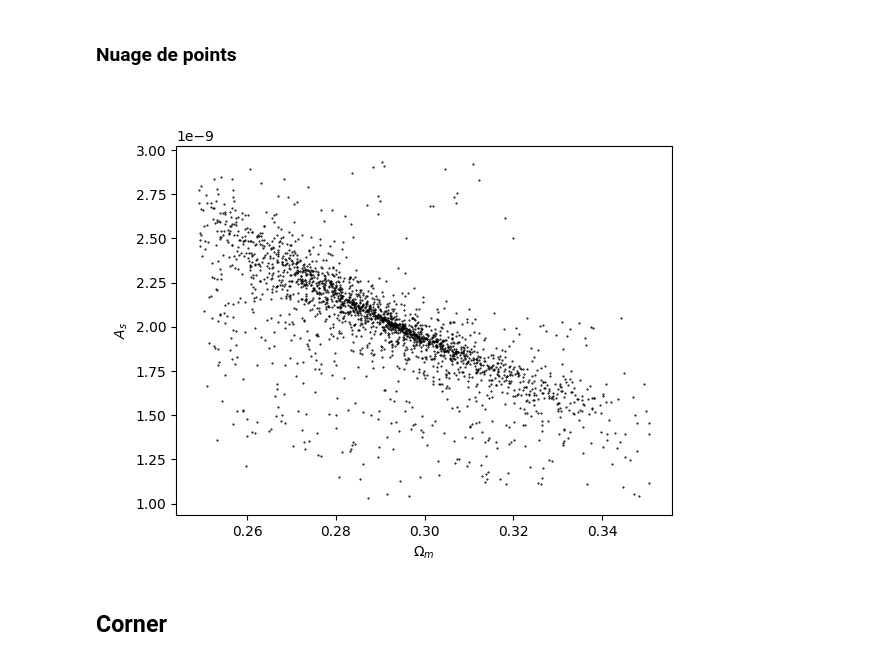
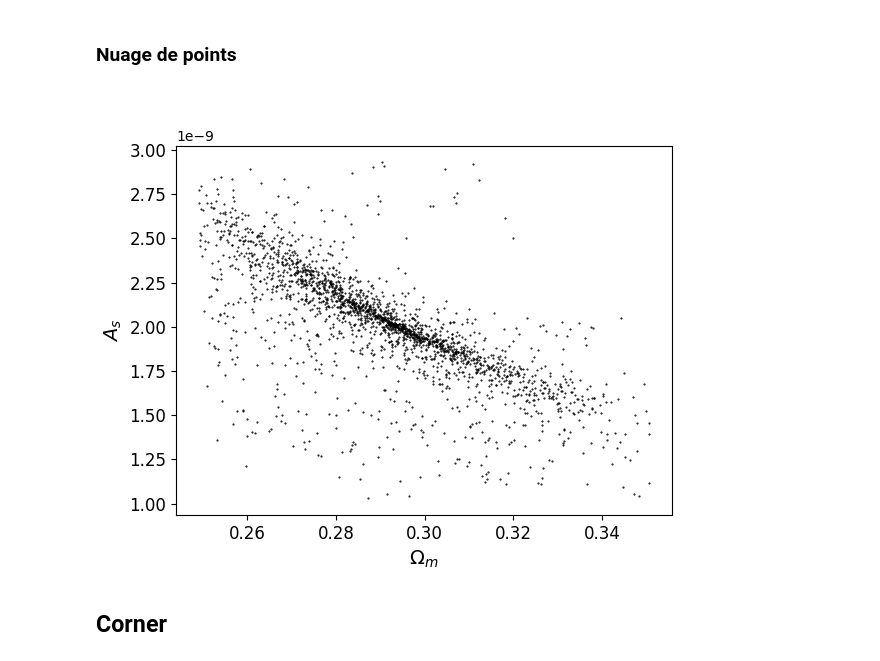
Before and after one commit to Thomas054/My_hmf, a Jupyter notebook: Read_data.ipynb, the cells around one changed output. Drawn from its saved outputs; the diff is of its cells as text; code cells hidden in the pictures.

```diff
--- a/Read_data.ipynb
+++ b/Read_data.ipynb
@@ -128,25 +128,27 @@ plt.show()
 # %%
 plt.figure()
 
 # plt.subplot(2, 2, 1)
 # plt.plot(Om,chi2, '.', color='black', markersize=1)
 # # plt.plot(Om[0],chi2[0], 'ro')
 # plt.ylabel(r"$\chi_2$")
 
 # plt.subplot(2, 2, 3)
 plt.plot(Om, As, '.', color='black', markersize=1)
 # plt.plot(Om[0],As[0], 'ro')
-plt.xlabel(r"$\Omega_m$")
-plt.ylabel(r"$A_s$")
+plt.xlabel(r"$\Omega_m$", size=14)
+plt.ylabel(r"$A_s$", size=14)
 
 # plt.subplot(2, 2, 4)
 # plt.plot(chi2,As, '.', color='black', markersize=1)
 # # plt.plot(chi2[0],As[0], 'ro')
 # plt.xlabel(r"$\chi_2$")
 
+plt.xticks(fontsize=12)
+plt.yticks(fontsize=12)
 plt.show()
 # %% [output]
-[figure, old version]
+[figure, new version]
 # %% [markdown]
 ## Corner
 # %%
```
Also changed, not shown: parts of 2 cells of this notebook.
